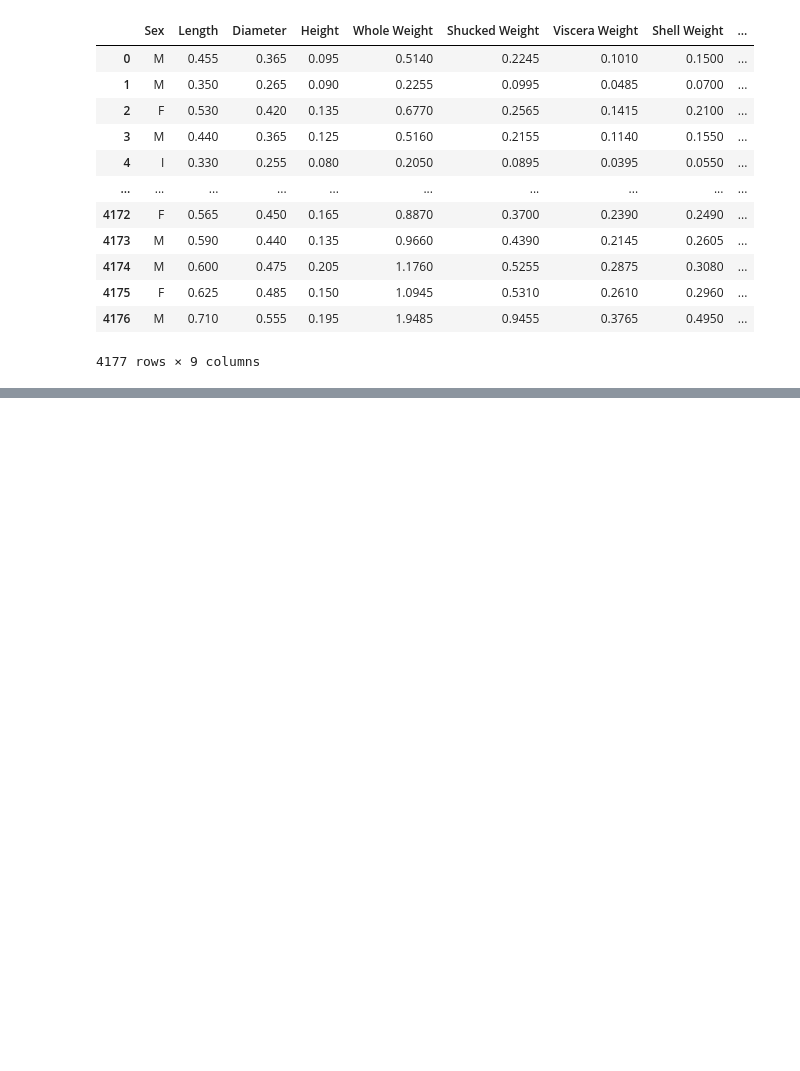
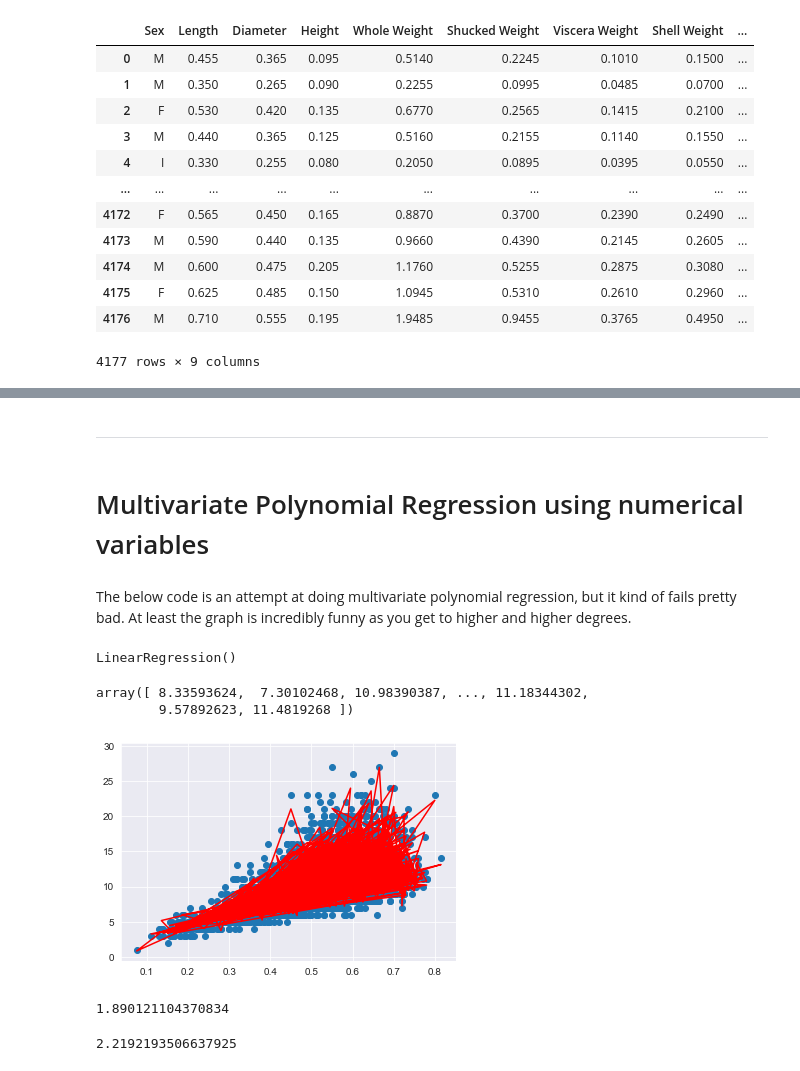
Before and after one commit to DoubleDow/AbaloneAIProject, a Jupyter notebook: abaloneProjectNotebook.ipynb, the cells around one changed output, grey strips where cells are left out. Drawn from its saved outputs; the diff is of its cells as text; code cells hidden in the pictures; blank space fills up the shorter version.

Commit message:
Added formatting, extra potential methods, multivariate linear method, multivariate polynomial regression, and K nearest neighbors regressor

```diff
--- a/abaloneProjectNotebook.ipynb
+++ b/abaloneProjectNotebook.ipynb
@@ -57,0 +67,6 @@ Potential Ways to Predict Rings
+# %%
+from sklearn.linear_model import LinearRegression
+X_lin = ab_data[['Length', 'Diameter', 'Height', 'Whole Weight', 'Shucked Weight', 'Viscera Weight', 'Shell Weight']]
+y_lin = ab_data['Rings']
+lin_regr = LinearRegression()
+lin_regr.fit(X_lin, y_lin)
@@ -57,0 +95,28 @@ Potential Ways to Predict Rings
+# %% [markdown]
+
+***
+# %% [markdown]
+# Multivariate Polynomial Regression using numerical variables
+# %% [markdown]
+The below code is an attempt at doing multivariate polynomial regression, but it kind of fails pretty bad. At least the graph is incredibly funny as you get to higher and higher degrees.
+# %%
+from sklearn.preprocessing import PolynomialFeatures
+from sklearn.linear_model import LinearRegression
+poly = PolynomialFeatures(degree=4, include_bias=False)
+poly_features = poly.fit_transform(X_lin)
+poly_reg_model = LinearRegression()
+poly_reg_model.fit(poly_features, y_lin)
+# %% [output]
+LinearRegression()
+# %%
+y_pred = poly_reg_model.predict(poly_features)
+y_pred
+# %% [output]
+array([ 8.33593624,  7.30102468, 10.98390387, ..., 11.18344302,
+        9.57892623, 11.4819268 ])
+# %%
+plt.scatter(X_lin['Length'], y_lin)
+plt.plot(X_lin['Length'], y_pred, c="red")
+plt.show()
+# %% [output]
+[figure, added]
@@ -57,0 +129,18 @@ Potential Ways to Predict Rings
+# %%
+poly_reg_model_multi = LinearRegression()
+poly_reg_model_multi.fit(X_train, y_train)
+poly_reg_y_predicted = poly_reg_model.predict(X_test)
+from sklearn.metrics import mean_squared_error
+poly_reg_rmse = np.sqrt(mean_squared_error(y_test, poly_reg_y_predicted))
+poly_reg_rmse
+# %% [output]
+1.890121104370834
+# %%
+X_train, X_test, y_train, y_test = train_test_split(X_multi, y_multi, test_size=0.3, random_state=42)
+lin_reg_model = LinearRegression()
+lin_reg_model.fit(X_train, y_train)
+lin_reg_y_predicted = lin_reg_model.predict(X_test)
+lin_reg_rmse = np.sqrt(mean_squared_error(y_test, lin_reg_y_predicted))
+lin_reg_rmse
+# %% [output]
+2.2192193506637925
```
Also changed, not shown: parts of 22 cells of this notebook.
